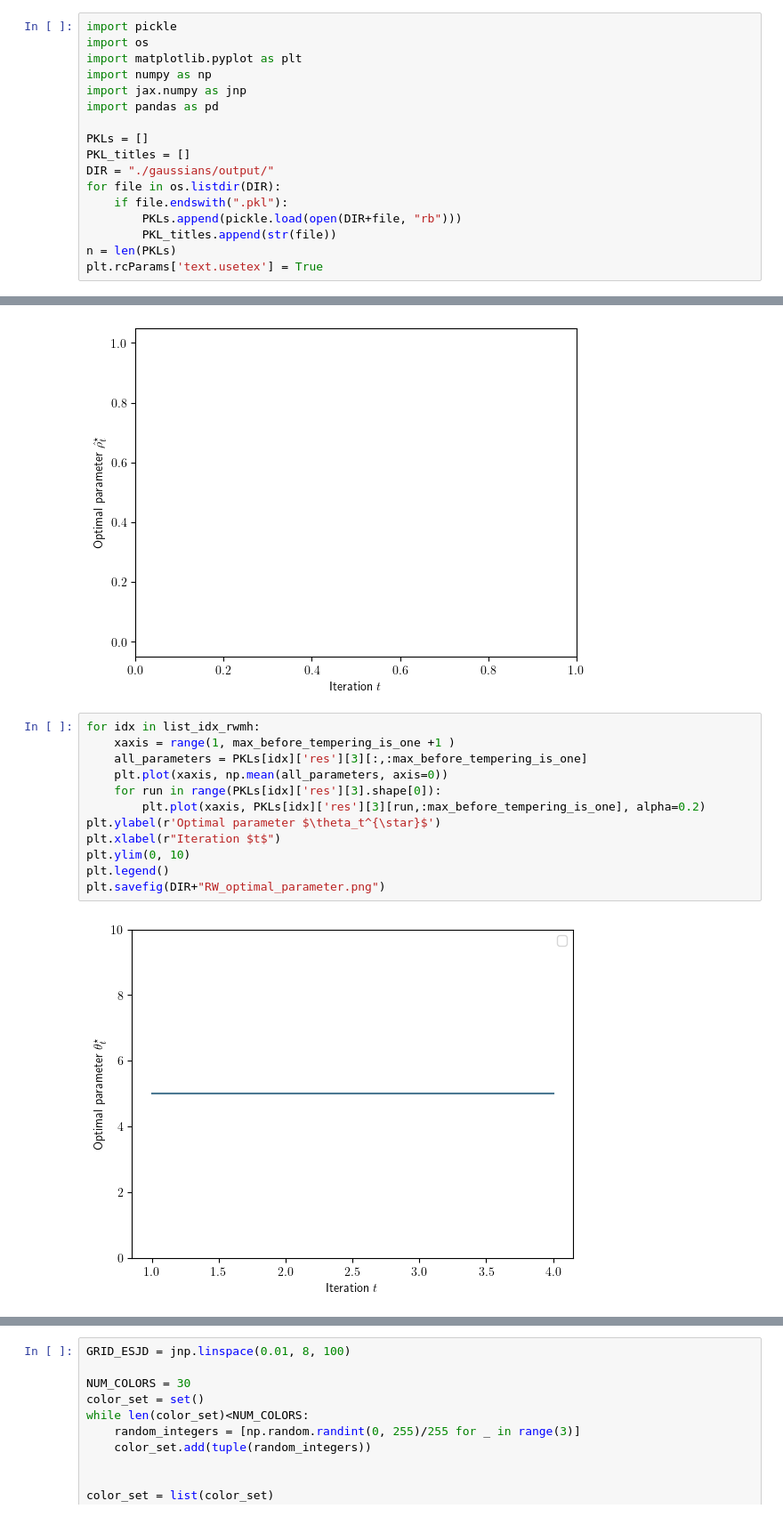
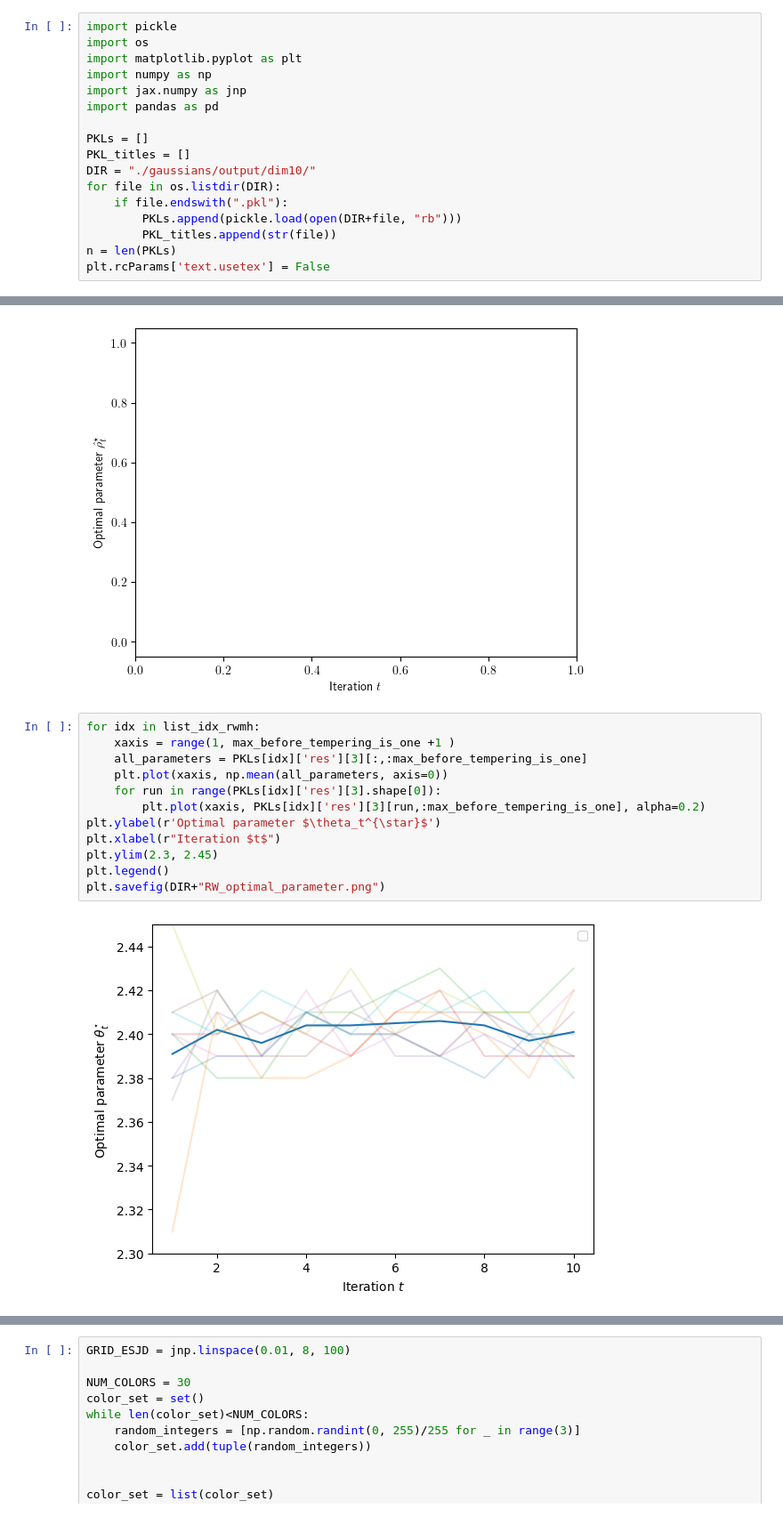
Before and after one commit to ylefay/adaptive_smc_tempering, a Jupyter notebook: adaptive_smc/experiments_bis/esjd_theta_star.ipynb, the cells around one changed output, grey strips where cells are left out. Shown at 89% size. Cells and saved outputs as stored; diff of their text form.

```diff
--- a/adaptive_smc/experiments_bis/esjd_theta_star.ipynb
+++ b/adaptive_smc/experiments_bis/esjd_theta_star.ipynb
@@ -8,13 +8,13 @@ import pandas as pd
 
 PKLs = []
 PKL_titles = []
-DIR = "./gaussians/output/"
+DIR = "./gaussians/output/dim10/"
 for file in os.listdir(DIR):
     if file.endswith(".pkl"):
         PKLs.append(pickle.load(open(DIR+file, "rb")))
         PKL_titles.append(str(file))
 n = len(PKLs)
-plt.rcParams['text.usetex'] = True
+plt.rcParams['text.usetex'] = False
 # %%
 list_idx_rwmh = []
 list_idx_ar = []
@@ -57,17 +57,17 @@ plt.savefig(DIR+"AR_optimal_parameter.pdf")
 # %%
 for idx in list_idx_rwmh:
     xaxis = range(1, max_before_tempering_is_one +1 )
     all_parameters = PKLs[idx]['res'][3][:,:max_before_tempering_is_one]
     plt.plot(xaxis, np.mean(all_parameters, axis=0))
     for run in range(PKLs[idx]['res'][3].shape[0]):
         plt.plot(xaxis, PKLs[idx]['res'][3][run,:max_before_tempering_is_one], alpha=0.2)
 plt.ylabel(r'Optimal parameter $\theta_t^{\star}$')
 plt.xlabel(r"Iteration $t$")
-plt.ylim(0, 10)
+plt.ylim(2.3, 2.45)
 plt.legend()
 plt.savefig(DIR+"RW_optimal_parameter.png")
 # %% [output]
-[figure, old version]
+[figure, new version]
 # %%
 GRID_ESJD = jnp.linspace(0.01, 8, 100)
 
```
Also changed, not shown: parts of 5 cells of this notebook, 5 other files.
